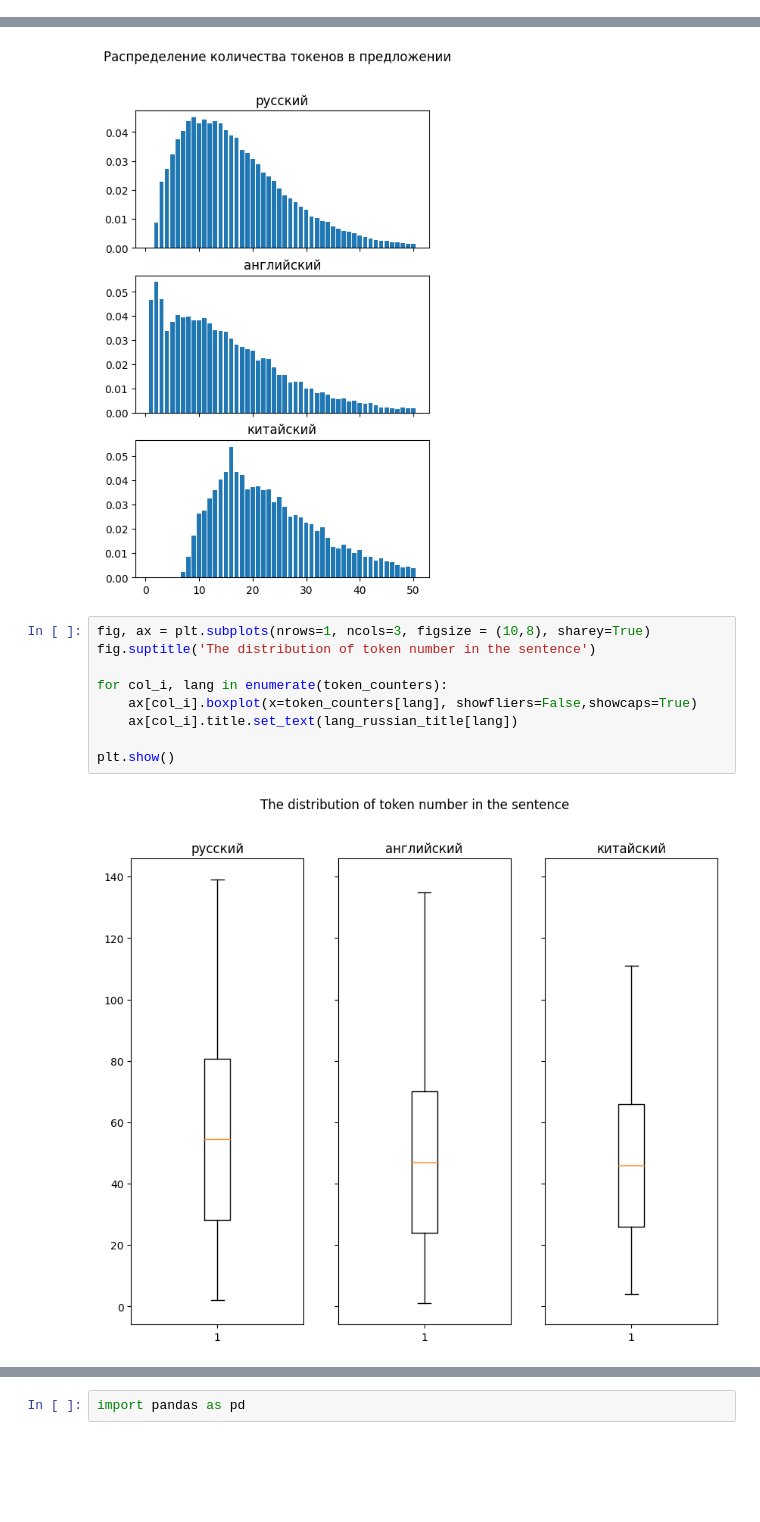
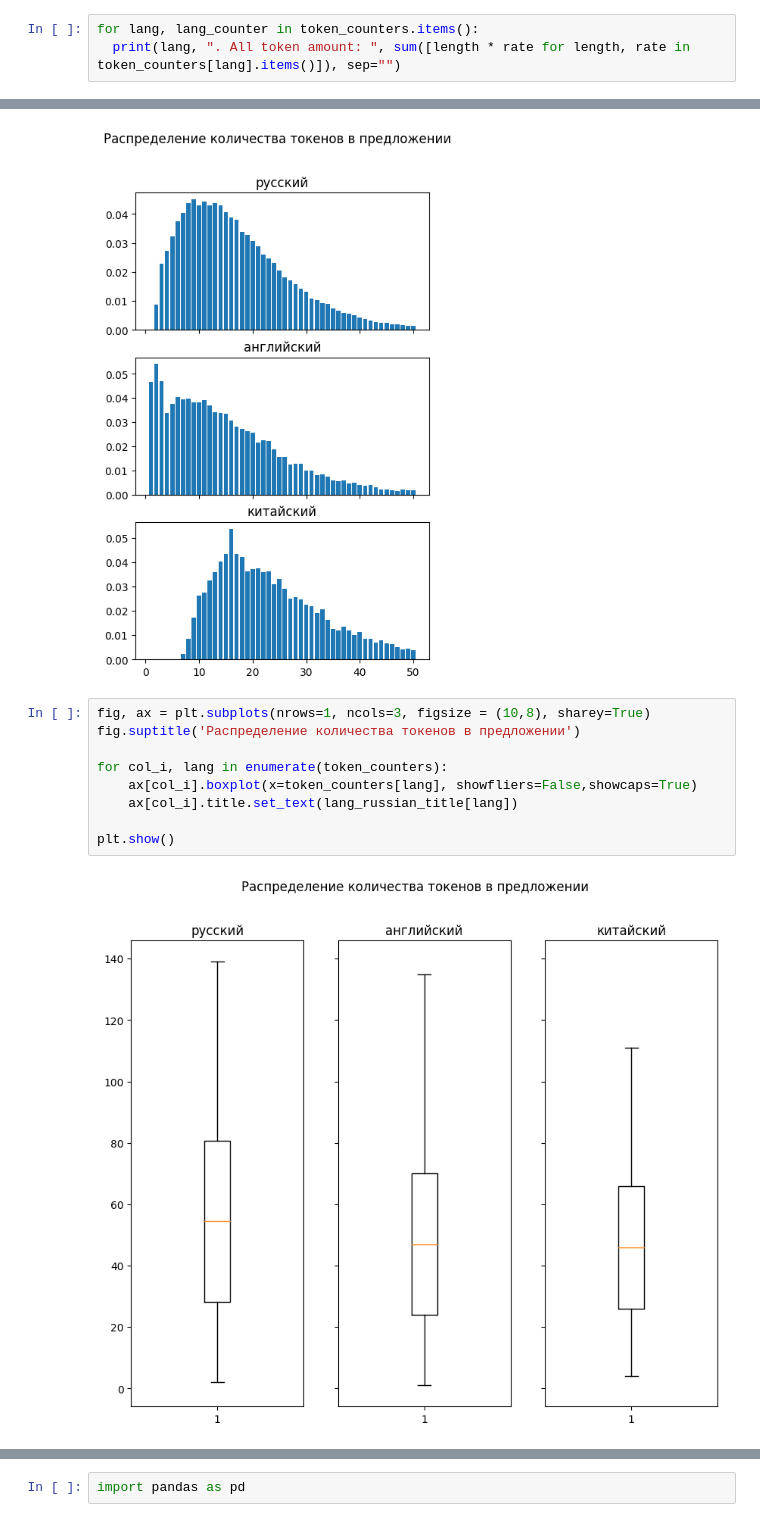
Before and after one commit to Derinhelm/treebank_statistics, a Jupyter notebook: treebank_stat.ipynb, the cells around one changed output, grey strips where cells are left out. Cells and saved outputs as stored; diff of their text form; blank space fills up the shorter version.

```diff
--- a/treebank_stat.ipynb
+++ b/treebank_stat.ipynb
@@ -176,3 +176,6 @@ dict_keys(['rus', 'eng', 'chi'])
 from collections import Counter
 # %%
 token_counters = {lang: Counter([len(s.words) for s in lang_sents]) for lang, lang_sents in sents.items()}
+# %%
+for lang, lang_counter in token_counters.items():
+  print(lang, ". All token amount: ", sum([length * rate for length, rate in token_counters[lang].items()]), sep="")
@@ -213,12 +220,12 @@ for bar_i, lang in enumerate(token_counters):
 [figure]
 # %%
 fig, ax = plt.subplots(nrows=1, ncols=3, figsize = (10,8), sharey=True)
-fig.suptitle('The distribution of token number in the sentence')
+fig.suptitle('Распределение количества токенов в предложении')
 
 for col_i, lang in enumerate(token_counters):
     ax[col_i].boxplot(x=token_counters[lang], showfliers=False,showcaps=True)
     ax[col_i].title.set_text(lang_russian_title[lang])
 
 plt.show()
 # %% [output]
-[figure, old version]
+[figure, new version]
```
Also changed, not shown: parts of 22 cells of this notebook.
